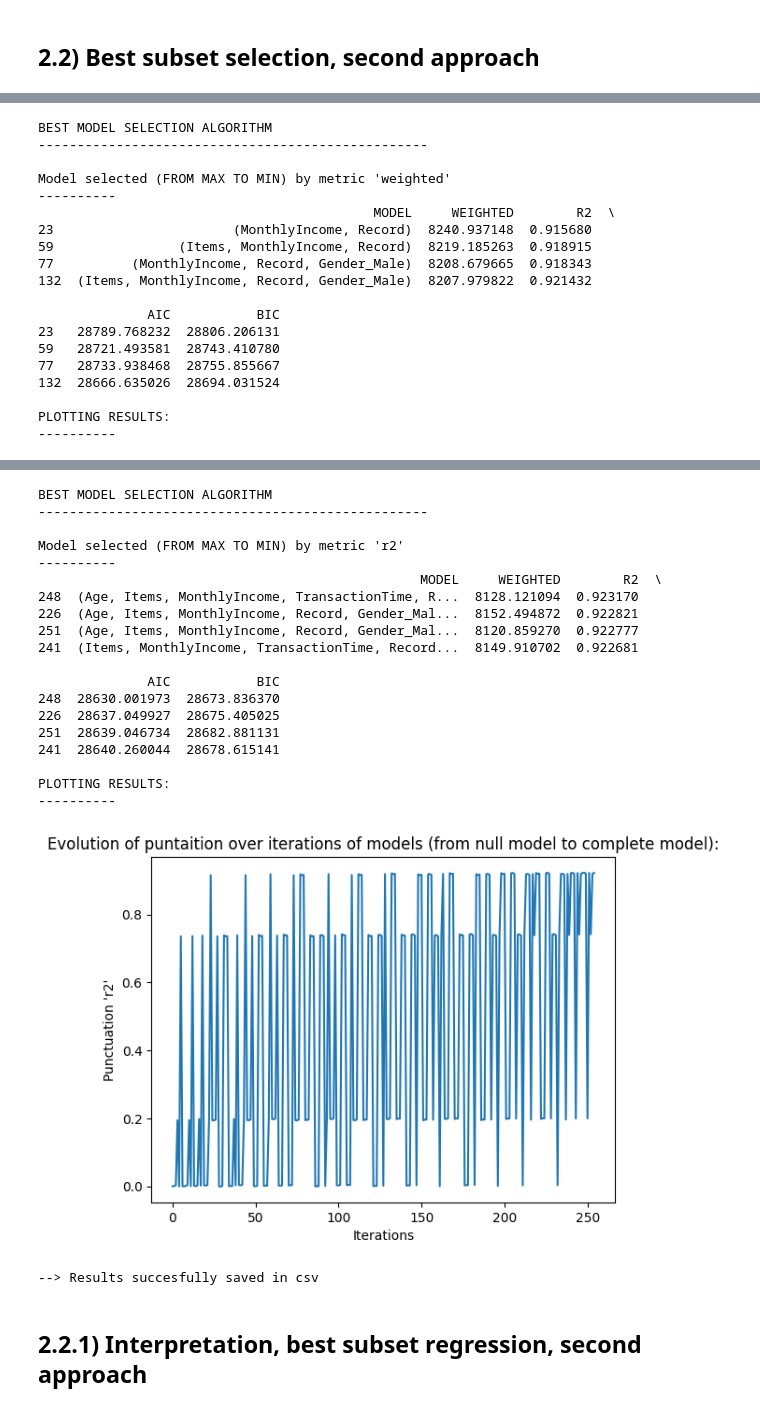
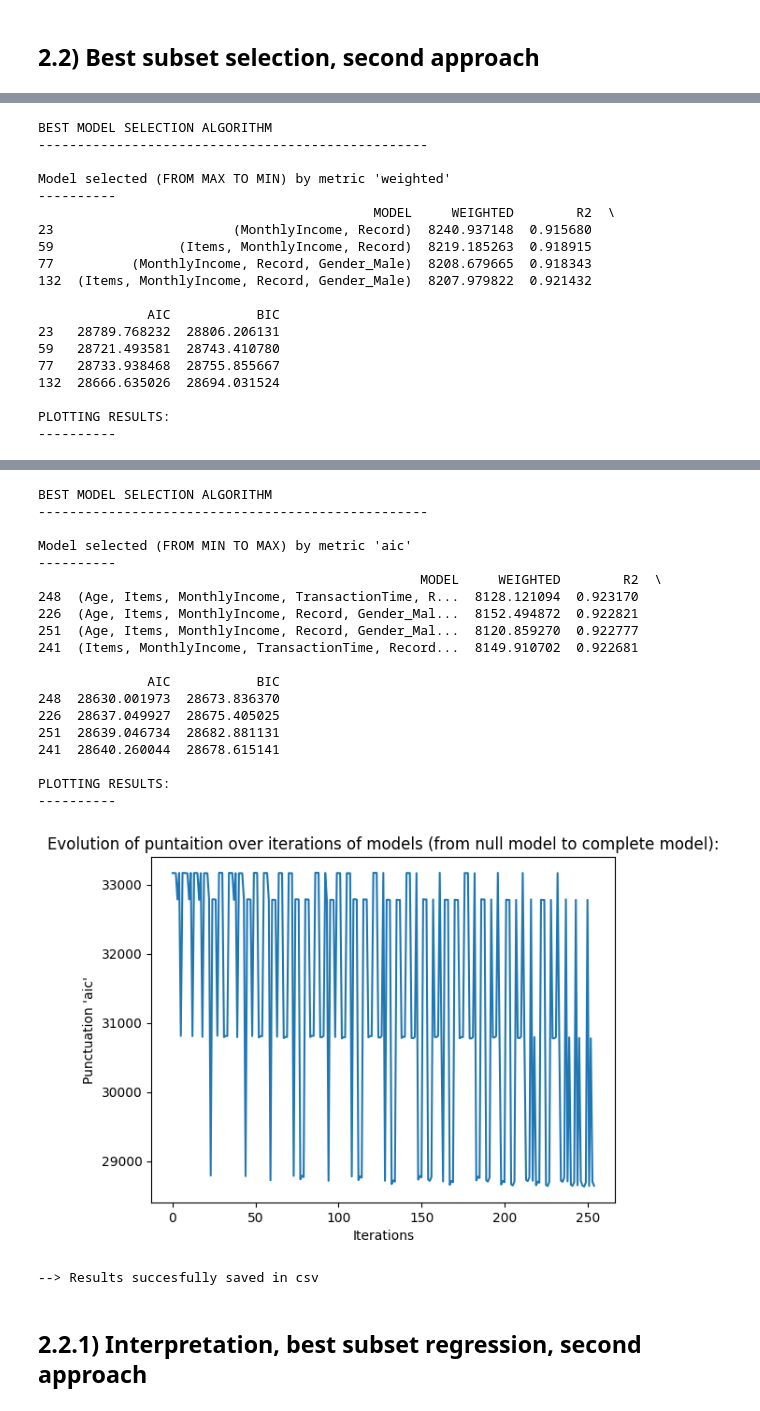
Before and after one commit to LAIN-21/linear_regression_lab, a Jupyter notebook: src/Linear_Regression_LAB (1).ipynb, the cells around one changed output, grey strips where cells are left out. Drawn from its saved outputs; the diff is of its cells as text; code cells hidden in the pictures.

Commit message:
sorted 'best_model_results'

```diff
--- a/src/Linear_Regression_LAB (1).ipynb
+++ b/src/Linear_Regression_LAB (1).ipynb
@@ -62,14 +62,14 @@ from sklearn.metrics import r2_score
 # %% [markdown]
 # 0) ADJUSTING DATASET
 # %%
-# IMPORT CSV
+# Importing dataset. Two different paths while using version control
 url1 = "/Users/javierdominguezsegura/Academics/College/Courses/SMUC/Topic 5 - Linear regression/Lab 5 (final)/linear_regression_lab-1/data/dataset/EcomExpense.csv"
 url2 = "/Users/luisinfanten/Desktop/IE/Classes/First-Year/Second-Semester/Simulating and Modelling/Models/Notebooks/data/dataset/EcomExpense.csv"
 
 # Declarign both response and explantory variables
 columns = ["TransactionID", "Age", "Items", "MonthlyIncome", "TransactionTime", "Record", "Gender", "CityTier", "TotalSpend"]
 
-data = pd.read_csv(url2, names = columns, header = 0)
+data = pd.read_csv(url1, names = columns, header = 0)
 
 # Removing 'TransactionID'
 data = data.drop(data.columns[0], axis=1)
@@ -399,13 +399,17 @@ def best_subset_reg(df, target, predictors, metric = "weighted"):
       best_sub_reg = pd.DataFrame(best_sub_reg)
 
       if metric in positive_metric:
-            top_4_values_large = best_sub_reg.sort_values(by=metric.upper(), ascending=False).head(4)
+            #Sort the dataset from best model to worst
+            best_sub_reg = best_sub_reg.sort_values(by=metric.upper(), ascending=False)
+            top_4_values_large = best_sub_reg.head(4)
             print(f"\nModel selected (FROM MAX TO MIN) by metric '{metric}'")
             print("-"*10)
 
             print(top_4_values_large)
       elif metric in negative_metric:
-            top_4_values_small = best_sub_reg.sort_values(by=metric.upper(), ascending=False).head(4)
+            #Sort the dataset from best model to worst
+            best_sub_reg = best_sub_reg.sort_values(by=metric.upper(), ascending=True)
+            top_4_values_small= best_sub_reg.head(4)
             print(f"\nModel selected (FROM MIN TO MAX) by metric '{metric}'")
             print("-"*10)
             print(top_4_values_small)
@@ -432,12 +436,13 @@ predictors = ["Age", "Items", "MonthlyIncome", "TransactionTime", "Record", "Gen
 
 # Use the function (we will call twice with different metrics)
 allsub = best_subset_reg(df=train_data, target = target, predictors=predictors, metric="weighted")
-allsub_ = best_subset_reg(df=train_data, target = target, predictors=predictors, metric="r2")
+allsub_2 = best_subset_reg(df=train_data, target = target, predictors=predictors, metric="aic")
 
+# Different path while using version control
+path1 = "/Users/javierdominguezsegura/Academics/College/Courses/SMUC/Topic 5 - Linear regression/Lab 5 (final)/linear_regression_lab-1/data/best_model_results/best_model_results.csv"
+path2 = "/Users/luisinfanten/Desktop/IE/Classes/First-Year/Second-Semester/Simulating and Modelling/Models/Notebooks/data/best_model_results/best_model_results.csv"
 
-path = "/Users/javierdominguezsegura/Academics/College/Courses/SMUC/Topic 5 - Linear regression/Lab 5 (final)/linear_regression_lab-1/data/best_model_results/best_model_results.csv"
-path2 = "/Users/luisinfanten/Desktop/IE/Classes/First-Year/Second-Semester/Simulating and Modelling/Models/Notebooks/data/best_model_results/best_model_results.csv"
-allsub.to_csv(path2)
+allsub.to_csv(path1)
 print("\n--> Results succesfully saved in csv")
 # %% [output]
 BEST MODEL SELECTION ALGORITHM
@@ -451,35 +456,35 @@ Model selected (FROM MAX TO MIN) by metric 'weighted'
 77          (MonthlyIncome, Record, Gender_Male)  8208.679665  0.918343
 132  (Items, MonthlyIncome, Record, Gender_Male)  8207.979822  0.921432
 
               AIC           BIC
 23   28789.768232  28806.206131
 59   28721.493581  28743.410780
 77   28733.938468  28755.855667
 132  28666.635026  28694.031524
 
 PLOTTING RESULTS:
 ----------
 [figure]
 BEST MODEL SELECTION ALGORITHM
 --------------------------------------------------
 
-Model selected (FROM MAX TO MIN) by metric 'r2'
+Model selected (FROM MIN TO MAX) by metric 'aic'
 ----------
                                                  MODEL     WEIGHTED        R2  \
 248  (Age, Items, MonthlyIncome, TransactionTime, R...  8128.121094  0.923170
 226  (Age, Items, MonthlyIncome, Record, Gender_Mal...  8152.494872  0.922821
 251  (Age, Items, MonthlyIncome, Record, Gender_Mal...  8120.859270  0.922777
 241  (Items, MonthlyIncome, TransactionTime, Record...  8149.910702  0.922681
 
               AIC           BIC
 248  28630.001973  28673.836370
 226  28637.049927  28675.405025
 251  28639.046734  28682.881131
 241  28640.260044  28678.615141
 
 PLOTTING RESULTS:
 ----------
-[figure, old version]
+[figure, new version]
 --> Results succesfully saved in csv
 # %% [markdown]
 ## 2.2.1) Interpretation, best subset regression, second approach
```
Also changed, not shown: parts of 2 cells of this notebook, 1 other file.
